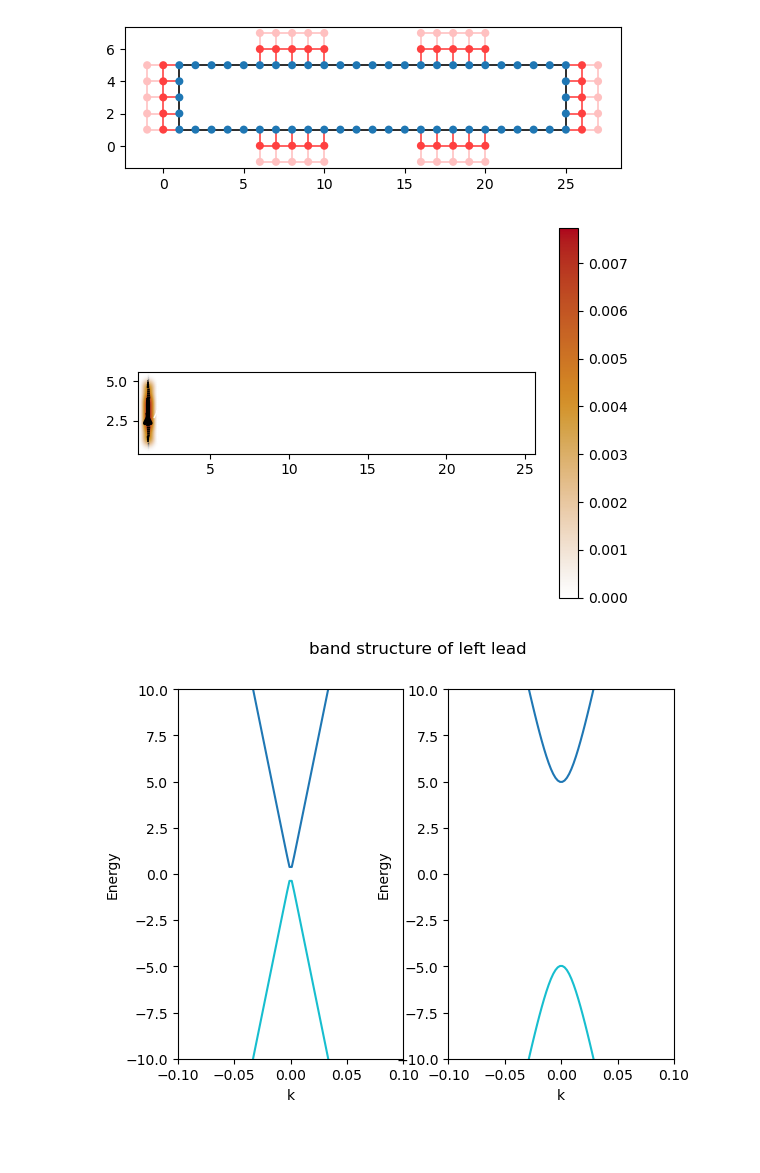
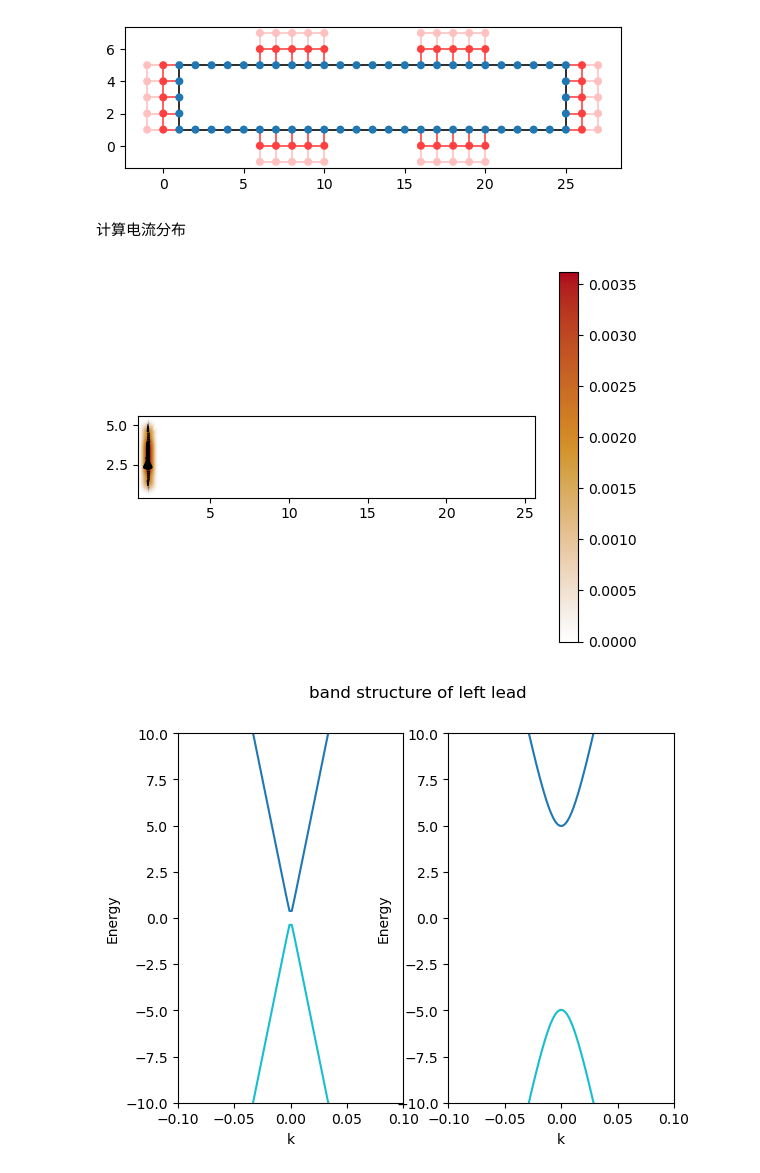
Before and after one commit to Xky123ff/GIT--DEMO, a Jupyter notebook: 1DEG/1DEG (square).ipynb, the cells around one changed output. Cells and saved outputs as stored; diff of their text form; code cells hidden in the pictures; blank space fills up the shorter version.

```diff
--- a/1DEG/1DEG (square).ipynb
+++ b/1DEG/1DEG (square).ipynb
@@ -99,16 +99,18 @@ syst1=make_syst(50, 5,25)
 kwant.plot(syst1) ;
 # %% [output]
 [figure]
+# %% [markdown]
+计算电流分布
 # %%
-fsyst = make_syst(50,5,25)
+fsyst = make_syst(3,5,25)
 
-J=kwant.operator.Current(fsyst)
-wf=kwant.wave_function(fsyst, energy=125)
+J=kwant.operator.Current(fsyst)            #这个对象是一个电流算符，可以用来计算系统 fsyst 中任意两个相邻格点（跳跃，hopping）之间的局部电流密度。
+wf=kwant.wave_function(fsyst, energy=125)  #它是一个包含了已计算好的散射波函数集合的对象。
 psi=wf(0)[0]
 current = J(psi)
 kwant.plotter.current(fsyst, current, colorbar=True, show=True)
 # %% [output]
-[figure, old version]
+[figure, new version]
 # %%
 # 能带结构
 fig, (ax1,ax2) = plt.subplots(1,2)
```
Also changed, not shown: 4 other files.
